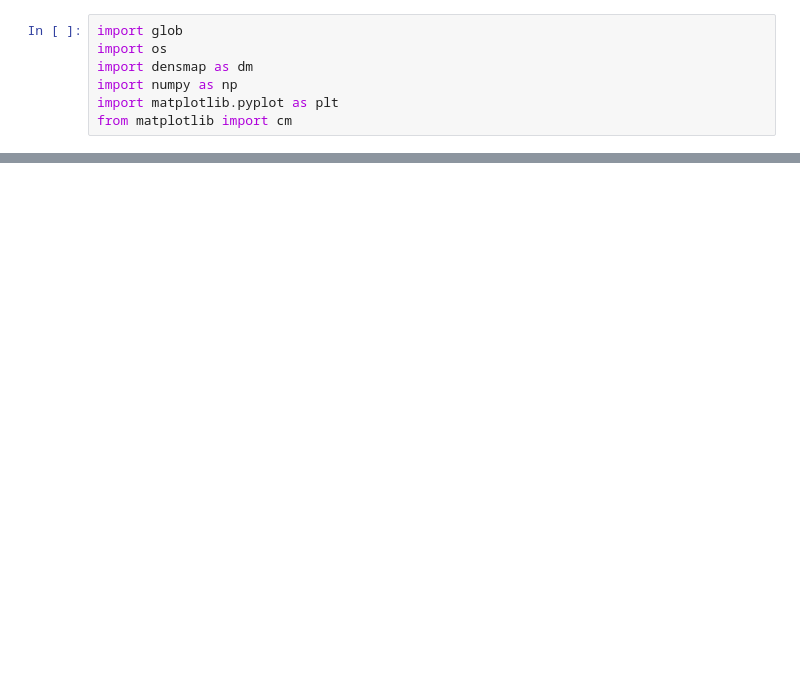
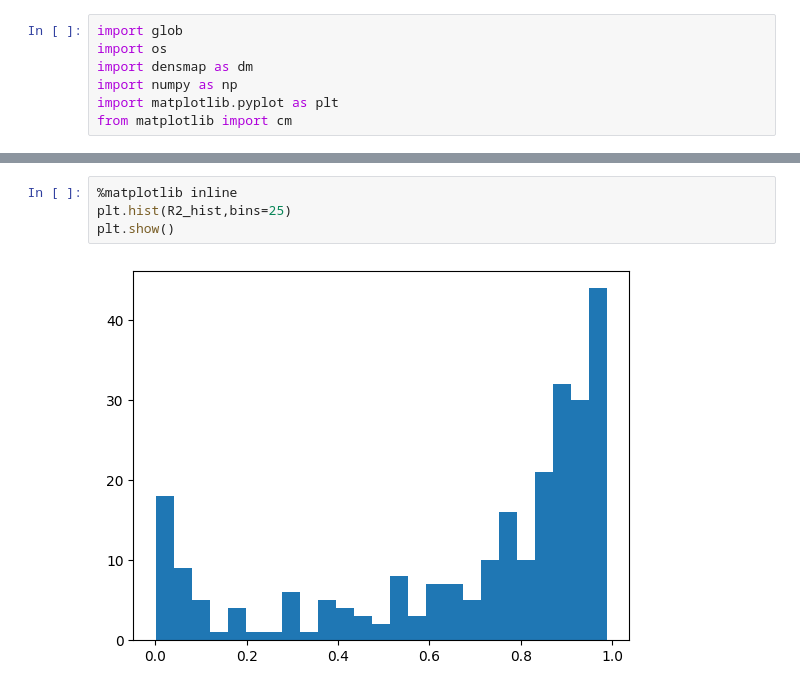
Before and after one commit to MicPellegrino/densmap, a Jupyter notebook: analyze-rough-meniscus.ipynb, the cells around one changed output, grey strips where cells are left out. Saved outputs shown, nothing was run; the diff lists cells and outputs as text; blank space fills up the shorter version.

```diff
--- a/analyze-rough-meniscus.ipynb
+++ b/analyze-rough-meniscus.ipynb
@@ -121,0 +149,6 @@ plt.plot(t,rcl,'r-')
+# %%
+%matplotlib inline
+plt.hist(R2_hist,bins=25)
+plt.show()
+# %% [output]
+[figure, added]
```
Also changed, not shown: parts of 28 cells of this notebook, 2 other files.
